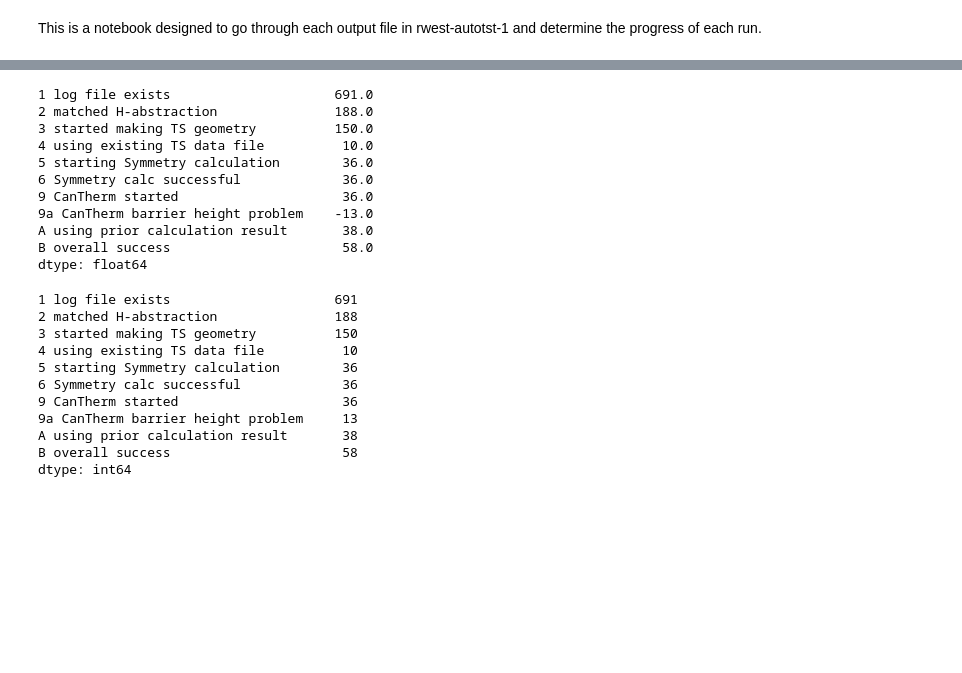
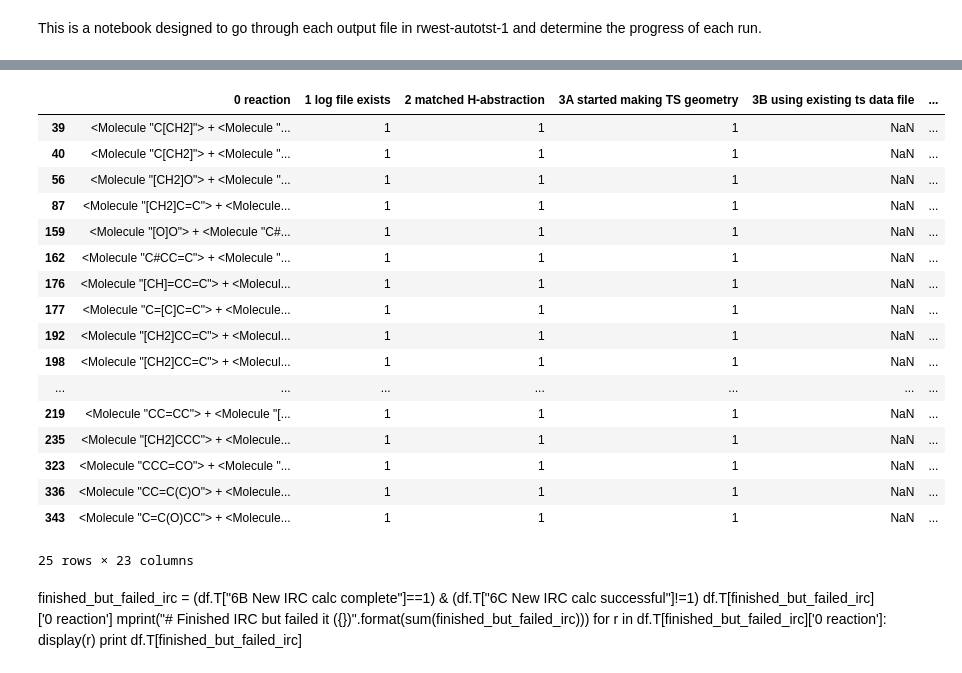
Before and after one commit to C-Underkoffler/OOHAbstraction, a Jupyter notebook: progressMetering.ipynb, the cells around one changed output, grey strips where cells are left out. Cells and saved outputs as stored; diff of their text form; code cells hidden in the pictures; blank space fills up the shorter version.

```diff
--- a/progressMetering.ipynb
+++ b/progressMetering.ipynb
@@ -294,3 +150,0 @@ for i in range(k):
-# %%
-df = pd.DataFrame(results)
-df
@@ -310,28 +151,29 @@ df
-# %%
-df.sum(axis=1)
-# %% [output]
-1 log file exists                     691.0
-2 matched H-abstraction               188.0
-3 started making TS geometry          150.0
-4 using existing TS data file          10.0
-5 starting Symmetry calculation        36.0
-6 Symmetry calc successful             36.0
-9 CanTherm started                     36.0
-9a CanTherm barrier height problem    -13.0
-A using prior calculation result       38.0
-B overall success                      58.0
-dtype: float64
-# %%
-df.count(axis=1)
-# %% [output]
-1 log file exists                     691
-2 matched H-abstraction               188
-3 started making TS geometry          150
-4 using existing TS data file          10
-5 starting Symmetry calculation        36
-6 Symmetry calc successful             36
-9 CanTherm started                     36
-9a CanTherm barrier height problem     13
-A using prior calculation result       38
-B overall success                      58
-dtype: int64
+# %%
+df.count(axis=1)
+df.T[df.T['ZZZ IRC success keywords not found']==1]
+# %% [output]
+|  | 0 reaction | 1 log file exists | 2 matched H-abstraction | 3A started making TS geometry | 3B using existing ts data file | ... |
+| 39 | <Molecule "C[CH2]"> + <Molecule "... | 1 | 1 | 1 | NaN | ... |
+| 40 | <Molecule "C[CH2]"> + <Molecule "... | 1 | 1 | 1 | NaN | ... |
+| 56 | <Molecule "[CH2]O"> + <Molecule "... | 1 | 1 | 1 | NaN | ... |
+| 87 | <Molecule "[CH2]C=C"> + <Molecule... | 1 | 1 | 1 | NaN | ... |
+| 159 | <Molecule "[O]O"> + <Molecule "C#... | 1 | 1 | 1 | NaN | ... |
+| 162 | <Molecule "C#CC=C"> + <Molecule "... | 1 | 1 | 1 | NaN | ... |
+| 176 | <Molecule "[CH]=CC=C"> + <Molecul... | 1 | 1 | 1 | NaN | ... |
+| 177 | <Molecule "C=[C]C=C"> + <Molecule... | 1 | 1 | 1 | NaN | ... |
+| 192 | <Molecule "[CH2]CC=C"> + <Molecul... | 1 | 1 | 1 | NaN | ... |
+| 198 | <Molecule "[CH2]CC=C"> + <Molecul... | 1 | 1 | 1 | NaN | ... |
+| ... | ... | ... | ... | ... | ... | ... |
+| 219 | <Molecule "CC=CC"> + <Molecule "[... | 1 | 1 | 1 | NaN | ... |
+| 235 | <Molecule "[CH2]CCC"> + <Molecule... | 1 | 1 | 1 | NaN | ... |
+| 323 | <Molecule "CCC=CO"> + <Molecule "... | 1 | 1 | 1 | NaN | ... |
+| 336 | <Molecule "CC=C(C)O"> + <Molecule... | 1 | 1 | 1 | NaN | ... |
+| 343 | <Molecule "C=C(O)CC"> + <Molecule... | 1 | 1 | 1 | NaN | ... |
+25 rows × 23 columns
+# %% [markdown]
+finished_but_failed_irc = (df.T["6B New IRC calc complete"]==1) & (df.T["6C New IRC calc successful"]!=1)
+df.T[finished_but_failed_irc]['0 reaction']
+mprint("# Finished IRC but failed it ({})".format(sum(finished_but_failed_irc)))
+for r in df.T[finished_but_failed_irc]['0 reaction']:
+    display(r)
+    print df.T[finished_but_failed_irc]
```
Also changed, not shown: parts of 14 cells of this notebook.
